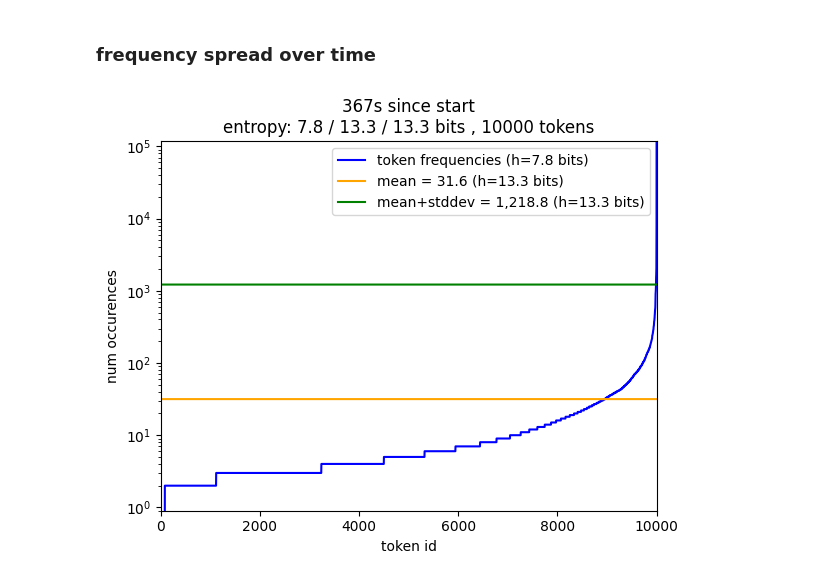
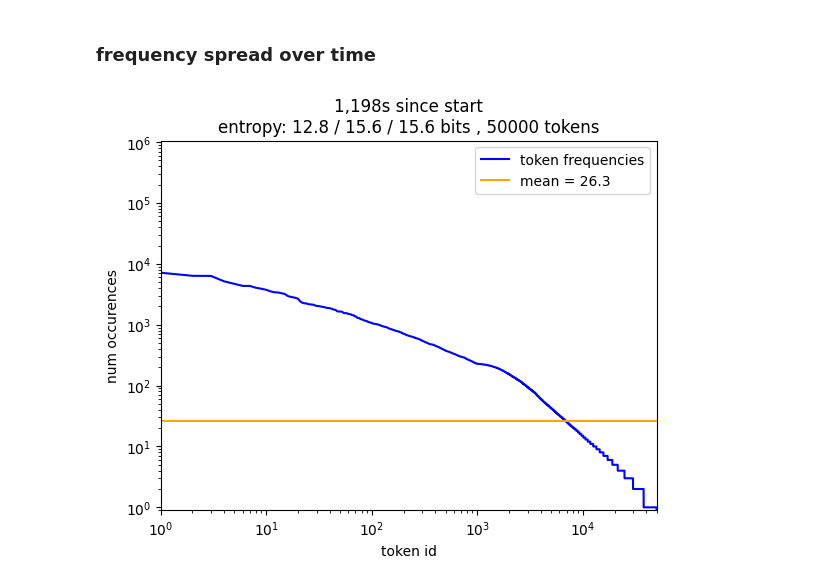
Before and after one commit to aletheap/tokenizer, a Jupyter notebook: test.ipynb, the cells around one changed output. Cells and saved outputs as stored; diff of their text form; code cells hidden in the pictures.

Commit message:
pretty fast for large vocabs now, better visualization

```diff
--- a/test.ipynb
+++ b/test.ipynb
@@ -34,10 +34,10 @@ else:
 # %% [markdown]
 ### editable config
 # %%
-MAX_VOCAB_SIZE: int = 10_000  # maximum size of vocab
+MAX_VOCAB_SIZE: int = 50_000  # maximum size of vocab
 MAX_TOKEN_LEN: int = 40  # maximum length of token
 RANDOM_SEED = 42
-MAX_DATASET_EXAMPLES = 100 # 36_718
+MAX_DATASET_EXAMPLES = 1_000 # 36_718
 
 MAX_ENTROPY = float(np.log2(MAX_VOCAB_SIZE))
 # %% [markdown]
@@ -374,70 +416,98 @@ import matplotlib.animation as animation
 
 
 class Animated(object):
-    def __init__(self, x_time, y_freqs, frame_rate):
+    def __init__(self, x_time, y_freqs, frame_rate, log_yscale=True, fixed_upper_bound=True):
         self.x_time, self.y_freqs = x_time, y_freqs
+        self.frame_rate = frame_rate
+        self.log_yscale = log_yscale
+        self.fixed_upper_bound = fixed_upper_bound
         self.stream = self.data_stream()
-        self.frame_rate = frame_rate
-        self.ymin = 1
-        self.ymax = max([int(f) for f in self.y_freqs[0]])
+        self.ymin = .9
+        self.ymax_max = max([max([int(f) for f in yf]) for yf in self.y_freqs])
         self.t0 = x_time[0]
 
         # Setup the figure and axes...
         self.fig, self.ax = plt.subplots()
         # Then setup FuncAnimation.
         self.ani = animation.FuncAnimation(self.fig, self.update, interval=200,
-                                          save_count=len(self.x_time), blit=True) # init_func=self.update,
+                                          init_func=self.setup_plot, save_count=len(self.x_time), blit=True) # init_func=self.update,
 
     def data_stream(self):
         for t_raw, y_raw in tqdm(zip(self.x_time, self.y_freqs), total=len(self.x_time), desc="generating data stream", unit="frame", leave=True):
             #t = time.strftime('%Y-%m-%d @ %I:%M:%S %Z', time.gmtime(t_raw)) # + str(t_raw % 60)
             t = round(t_raw - self.t0)
             y = np.array(sorted(y_raw))
             x = np.arange(len(y))
             yield (t, x, y)
 
+    def setup_plot(self):
+        return self._render()
+
     def update(self, i=0):
         try:
             t, x, y = next(self.stream)
         except StopIteration:
             return []
+        return self._render(t=t, x=x, y=y)
+
+    def _render(self, t=None, y=None, x=None):
         for line in self.ax.lines:
             line.remove()
-        #print(f"{len(y)=:,}")
 
+        if t is None:
+            t = 0
+        if y is None:
+            y = sorted(self.y_freqs[0])
+        if x is None:
+            x = np.arange(len(y))
+
+
+        self.ax.set_title(f"{int(t):,}s since start\nentropy: {entropy(y):.01f} / {np.log2(len(y)):.01f} / {MAX_ENTROPY:.01f} bits , {len(y)} tokens")
+        self.ax.set_ylabel('num occurences')
+        self.ax.set_xlabel('token id')
+        if self.log_yscale:
+            self.ax.set_yscale('log')
+            self.ax.set_xscale('log')
+            self.ax.set_xlim(1, MAX_VOCAB_SIZE)
+            y = np.array(sorted(y, reverse=True))
+        else:
+            self.ax.set_xlim(0, MAX_VOCAB_SIZE)
+        if self.fixed_upper_bound:
+            self.ax.set_ylim(self.ymin, self.ymax_max)
+        else:
+            self.ax.set_ylim(self.ymin, max(y))
+
+
+        xwide = np.arange(0, MAX_VOCAB_SIZE)
         ymean = y.mean()
         ystd = y.std()
-        ideal_y = ymean * np.ones(len(y))
+        ideal_y = ymean * np.ones(len(xwide))
 
-        log = True
         plots = []
-        pl, = self.ax.plot(x, y, color='blue', label=f'token frequencies (h={entropy(y):.01f} bits)')
+
+        pl, = self.ax.plot(x, y, color='blue', label=f'token frequencies')
         plots.append(pl)
-        pl, = self.ax.plot(x, ideal_y, color='orange', label=f'mean = {ymean:,.1f} (h={np.log2(len(y)):.1f} bits)')
+
+        pl, = self.ax.plot(xwide, ideal_y, color='orange', label=f'mean = {ymean:,.1f}')
         plots.append(pl)
-        pl, = self.ax.plot(x, ideal_y + ystd, color='green', label=f'mean+stddev = {ymean+ystd:,.1f} (h={np.log2(len(y)):.1f} bits)')
-        plots.append(pl)
-        if ymean - ystd > 0:
-            pl, = self.ax.plot(x, ideal_y - ystd, color='green', label=f'mean-stddev = {ymean-ystd:,.1f} (h={np.log2(len(y)):.1f} bits)')
-            plots.append(pl)
-        self.ax.set_title(f"{int(time.time()-x_time[0]):,}s since start\nentropy: {entropy(y):.01f} / {np.log2(len(y)):.01f} / {MAX_ENTROPY:.01f} bits , {len(y)} tokens")
-        self.ax.set_ylabel('num occurences')
-        self.ax.set_xlabel('token id')
-        if log:
-            self.ax.set_yscale('log')
-        self.ax.set_xlim(0, MAX_VOCAB_SIZE)
-        if log:
-            self.ax.set_ylim(.9, max(y_freqs[0]))
-        else:
-            self.ax.set_ylim(0, max(y))
+
+        #pl, = self.ax.plot(xwide, ideal_y + ystd, color='green', label=f'mean+stddev = {ymean+ystd:,.1f}')
+        #plots.append(pl)
+        #
+        #if ymean - ystd > 0:
+        #    pl, = self.ax.plot(xwide, ideal_y - ystd, color='green', label=f'mean-stddev = {ymean-ystd:,.1f}')
+        #    plots.append(pl)
+
         self.ax.legend()
+
         return plots
 
 
+
 framerate = 8
-a = Animated(x_time, y_freqs, framerate)
+a = Animated(x_time, y_freqs, framerate, log_yscale=True, fixed_upper_bound=True)
 #plt.show()
 a.ani.save('test.mp4', fps=framerate, extra_args=['-vcodec', 'libx264'])
 #a.ani.save('test.gif', fps=30)
 # %% [output]
-[figure, old version]
+[figure, new version]
```
Also changed, not shown: parts of 7 cells of this notebook.
